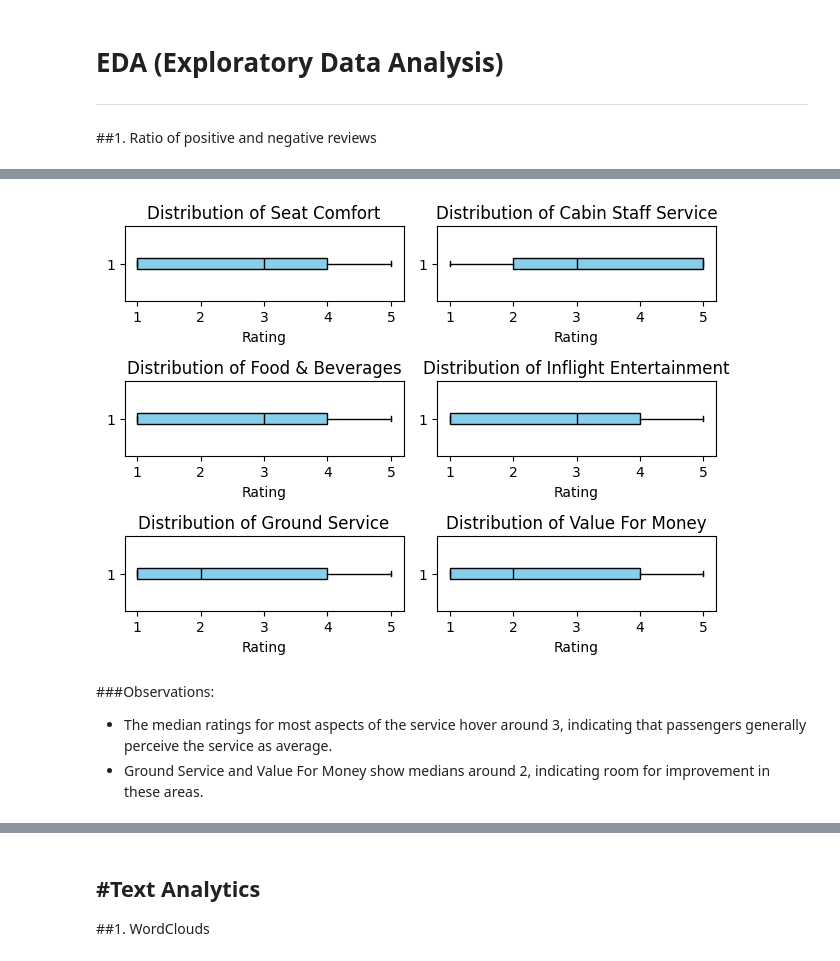
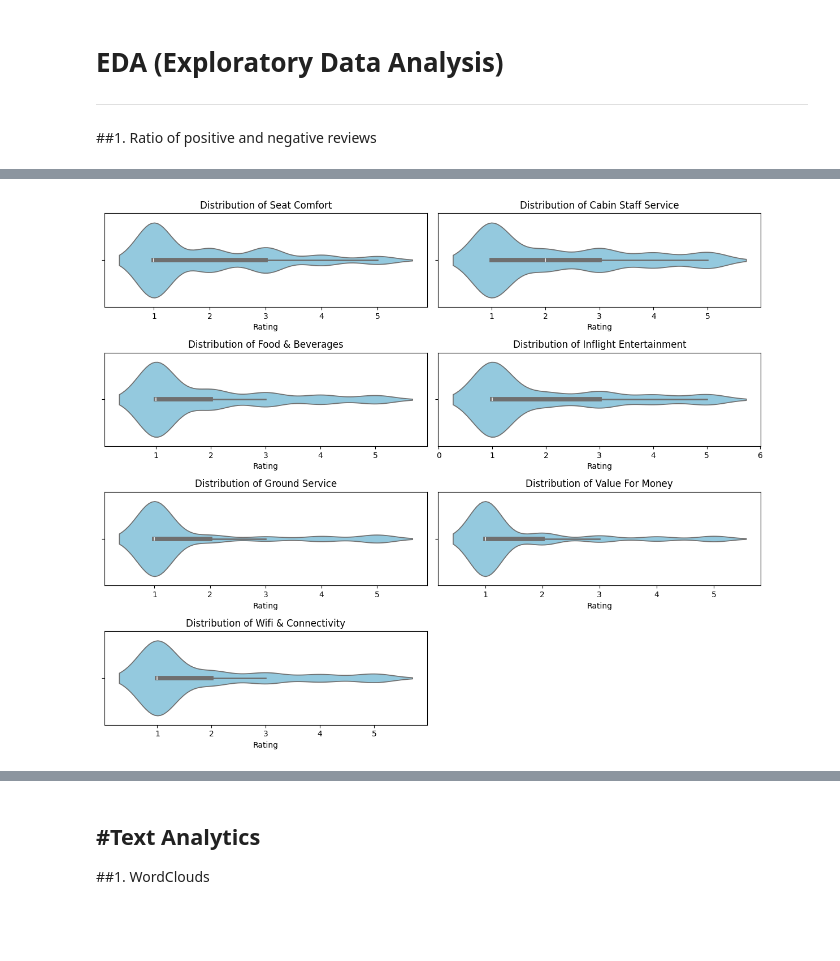
Before and after one commit to carolyntw/american-airlines-customer-review-analysis, a Jupyter notebook: scrape.ipynb, the cells around one changed output, grey strips where cells are left out. Saved outputs shown, nothing was run; the diff lists cells and outputs as text; code cells hidden in the pictures; blank space fills up the shorter version.

```diff
--- a/scrape.ipynb
+++ b/scrape.ipynb
@@ -79,7 +78,7 @@ def scrape_multiple_pages(base_url, start_page=1, end_page=5):
     return all_reviews
 
 
-base_url = 'https://www.airlinequality.com/airline-reviews/british-airways'
+base_url = 'https://www.airlinequality.com/airline-reviews/american-airlines'
 
 
 start_page = 1
@@ -165,7 +164,7 @@ dtypes: float64(6), int64(1), object(10)
 memory usage: 132.9+ KB
 # %%
 #drop aircraft and wifi & connectivity columns
-data_cleaned = reviews_df.drop(columns=['Wifi & Connectivity'])
+data_cleaned = reviews_df.drop(columns=['Aircraft'])
 
 # Convert Date to datetime format
 data_cleaned['Date Published'] = pd.to_datetime(data_cleaned['Date Published'], errors='coerce')
@@ -212,21 +211,22 @@ plt.show()
 # %%
 rating_columns = ['Seat Comfort', 'Cabin Staff Service', 'Food & Beverages',
-                  'Inflight Entertainment', 'Ground Service', 'Value For Money']
-fig, axes = plt.subplots(nrows=3, ncols=2)
+                  'Inflight Entertainment', 'Ground Service', 'Value For Money', 'Wifi & Connectivity']
+
+fig, axes = plt.subplots(nrows=4, ncols=2, figsize=(12, 10))
 axes = axes.flatten()
 
+# Plot violin plots for each rating column
 for i, col in enumerate(rating_columns):
-    axes[i].boxplot(data_cleaned[col].dropna(), vert=False, patch_artist=True,
-                    boxprops=dict(facecolor='skyblue', color='black'),
-                    medianprops=dict(color='black'))
+    sns.violinplot(data=data_cleaned, x=col, ax=axes[i], inner="box", color='skyblue')
     axes[i].set_title(f'Distribution of {col}')
     axes[i].set_xlabel('Rating')
 
+# Remove the empty subplot if there is one
+if len(rating_columns) < len(axes):
+    fig.delaxes(axes[-1])
+
+# Adjust layout to prevent overlap
 plt.tight_layout()
 plt.show()
 # %% [output]
-[figure, old version]
+[figure, new version]
-# %% [markdown]
-###Observations:
-- The median ratings for most aspects of the service hover around 3, indicating that passengers generally perceive the service as average.
-- Ground Service and Value For Money show medians around 2, indicating room for improvement in these areas.
```
Also changed, not shown: parts of 38 cells of this notebook.
